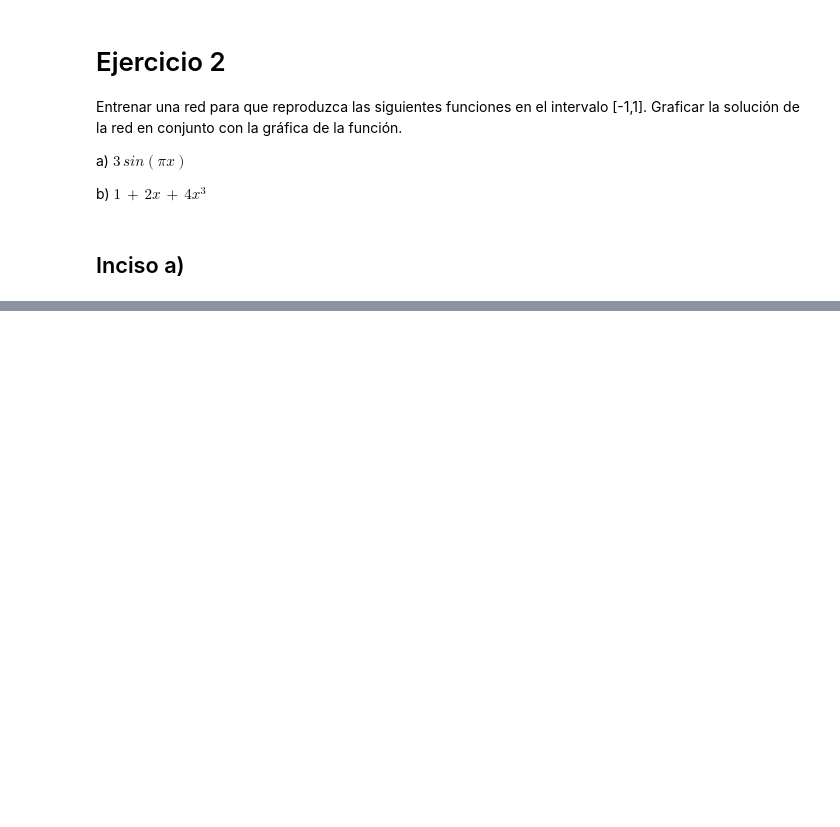
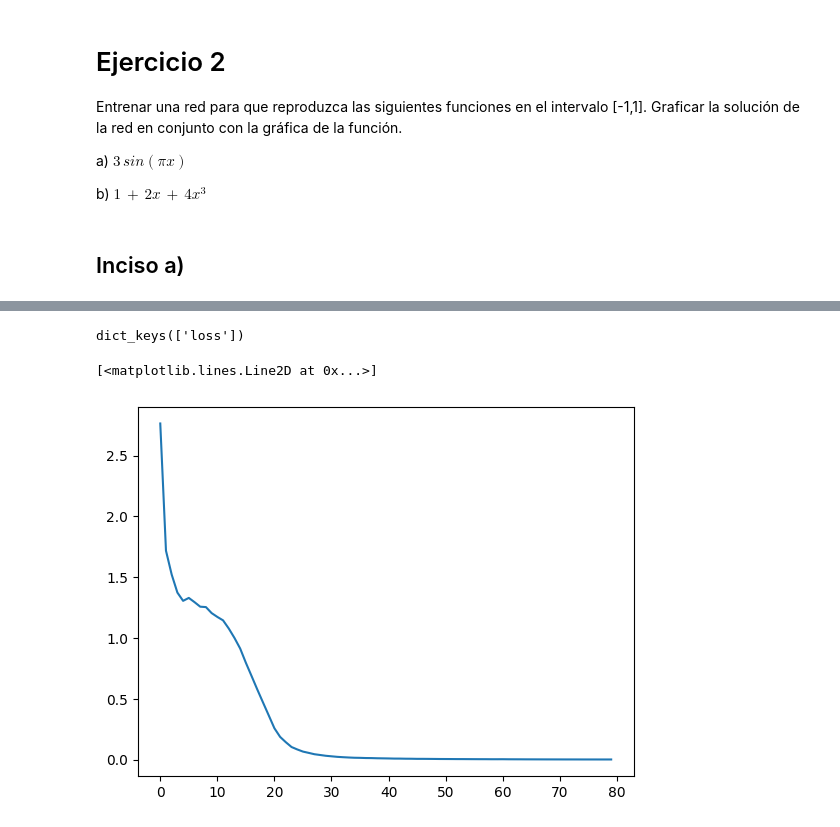
Before and after one commit to Alberto-Pedraza/Tarea5rna, a Jupyter notebook: Tarea5AlbertoP.ipynb, the cells around one changed output, grey strips where cells are left out. Cells and saved outputs as stored; diff of their text form; code cells hidden in the pictures; blank space fills up the shorter version.

```diff
--- a/Tarea5AlbertoP.ipynb
+++ b/Tarea5AlbertoP.ipynb
@@ -210,0 +216,31 @@ b) $1\,+\, 2x\, +\, 4x^3$
+# %%
+loss_tracker = keras.metrics.Mean(name="loss")
+class Funsola(Sequential):
+    @property
+    def metrics(self):
+        return [loss_tracker] #igual cambia el loss_tracker
+
+    def train_step(self, data):
+        batch_size =500 #Calibra la resolucion
+        x = tf.random.uniform((batch_size,1), minval=-1, maxval=1) #Los valores de min y max se refieren al intervalo en el que se calcula la solución
+        f = 3.*tf.math.sin(tf.constant(math.pi)*x)  #Función a ajustar
+
+        with tf.GradientTape() as tape:
+            y_pred = self(x, training=True)
+            #loss = keras.losses.mean_squared_error(y_pred,eq)
+            loss = tf.math.reduce_mean(tf.math.square(y_pred-f)) #el módulo reduce_mean hace que el resultado sea un número real y no un vector
+
+        grads = tape.gradient(loss, self.trainable_weights)
+        self.optimizer.apply_gradients(zip(grads, self.trainable_weights))
+        #actualiza metricas
+        loss_tracker.update_state(loss)
+
+        return {"loss": loss_tracker.result()}
+# %%
+model = Funsola()
+model.add(Dense(600,activation='tanh', input_shape=(1,)))
+#model.add(Dense(200,activation='tanh'))
+model.add(Dense(400,activation='relu'))
+model.add(Dense(1)) #No hay función de activación para que sea ua transformación lineal directa y pueda adoptar cualquier valor de salida
+
+model.summary()
@@ -210,0 +263,12 @@ b) $1\,+\, 2x\, +\, 4x^3$
+# %%
+model.compile(optimizer=Adam(learning_rate=0.0005), metrics=['loss'])
+
+x=tf.linspace(-1,1,400)
+history = model.fit(x,epochs=80,verbose=0)
+
+print(history.history.keys())
+plt.plot(history.history["loss"])
+# %% [output]
+dict_keys(['loss'])
+[<matplotlib.lines.Line2D at 0x...>]
+[figure, added]
```
Also changed, not shown: parts of 9 cells of this notebook.
